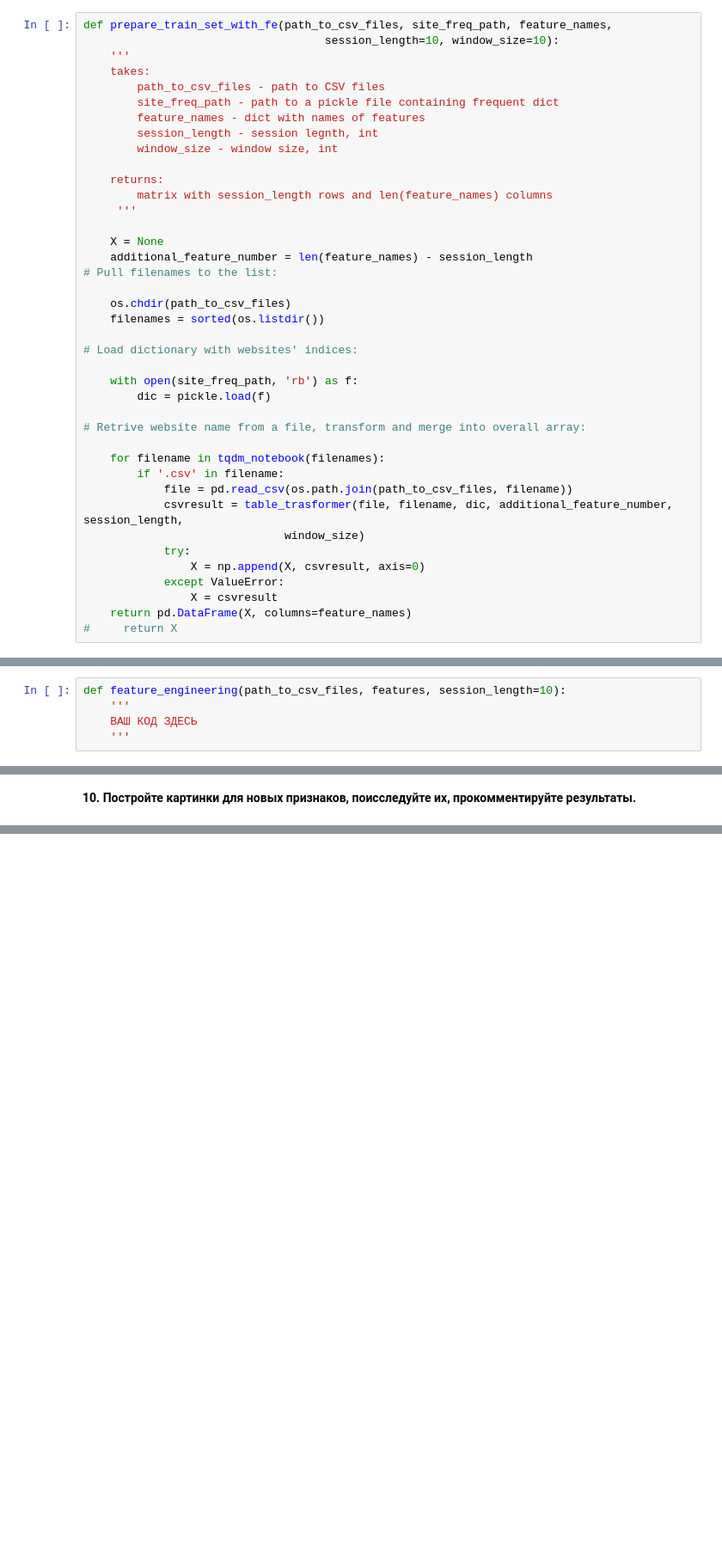
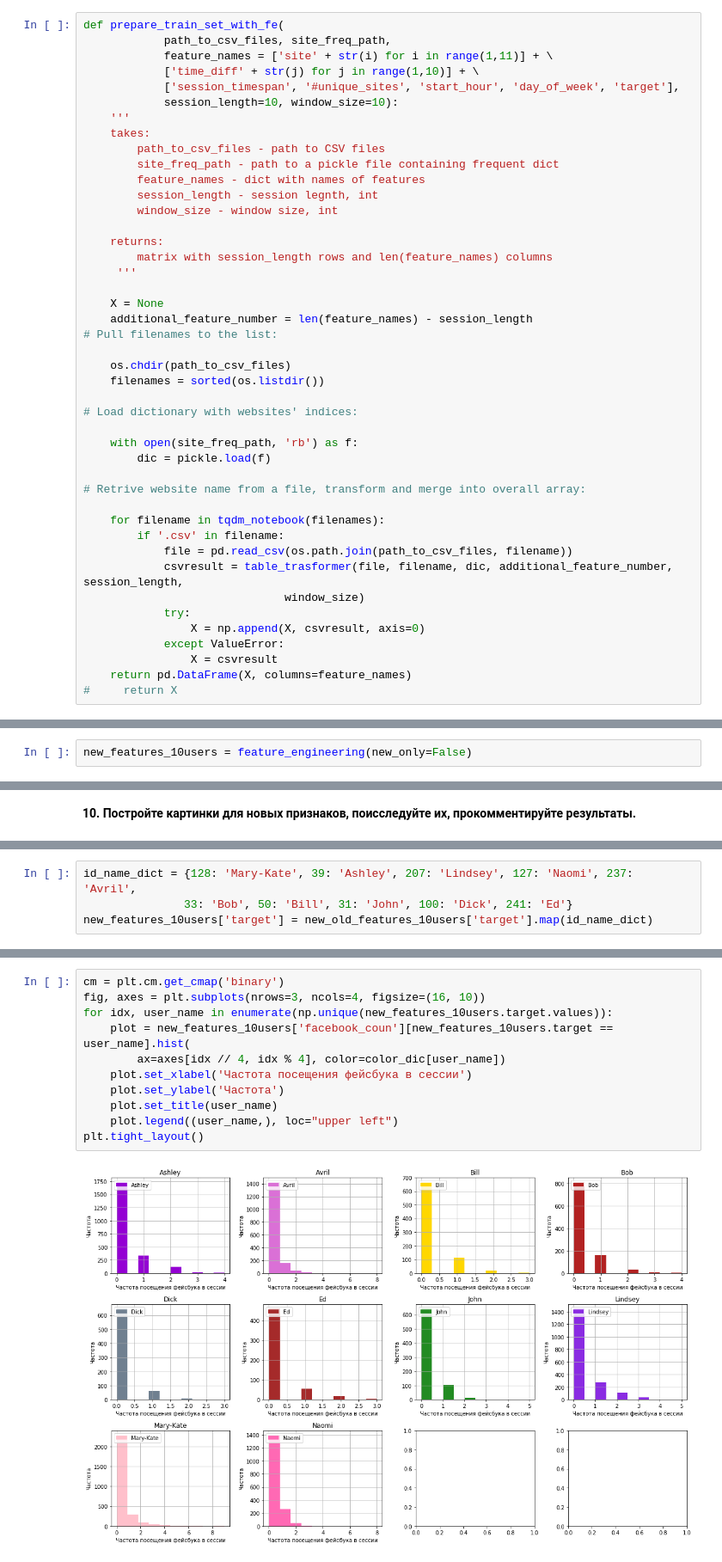
Before and after one commit to dmitrymoshkin/MFTI_Yandex_DA_specialisation, a Jupyter notebook: 6 course/week3_visual_analysis_and_fe.ipynb, the cells around one changed output, grey strips where cells are left out. Shown: that part at 86% size. Saved outputs shown, nothing was run; the diff lists cells and outputs as text; blank space fills up the shorter version.

Commit message:
Week 3 completed

```diff
--- a/6 course/week3_visual_analysis_and_fe.ipynb
+++ b/6 course/week3_visual_analysis_and_fe.ipynb
@@ -126,8 +114,12 @@ def table_trasformer(data, filename, dic, additional_feature_number, session_len
 
     return frame
 # %%
-def prepare_train_set_with_fe(path_to_csv_files, site_freq_path, feature_names,
-                                    session_length=10, window_size=10):
+def prepare_train_set_with_fe(
+            path_to_csv_files, site_freq_path,
+            feature_names = ['site' + str(i) for i in range(1,11)] + \
+            ['time_diff' + str(j) for j in range(1,10)] + \
+            ['session_timespan', '#unique_sites', 'start_hour', 'day_of_week', 'target'],
+            session_length=10, window_size=10):
     '''
     takes:
         path_to_csv_files - path to CSV files
@@ -457,8 +449,3 @@ plt.xticks(rotation='80', ha='right');
 - ...
 # %% [markdown]
 **Напишите функцию для создания новых признаков и примените ее к исходным данным – каталогам с 10 и 150 файлами. Сделайте это только для набора данных, полученного с параметрами *session_length=10* и *window_size=10*. Сериализуйте полученные матрицы с помощью pickle. Функция может возвращать как только новые признаки, так и старые с новыми. При этом сигнатура функции может быть другой – тут уже свобода выбора.**
-# %%
-def feature_engineering(path_to_csv_files, features, session_length=10):
-    '''
-    ВАШ КОД ЗДЕСЬ
-    '''
@@ -468,0 +500,2 @@ new_features_150users = feature_engineering ''' ВАШ КОД ЗДЕСЬ '''
+# %%
+new_features_10users = feature_engineering(new_only=False)
@@ -472,0 +519,4 @@ new_features_150users = feature_engineering ''' ВАШ КОД ЗДЕСЬ '''
+# %%
+id_name_dict = {128: 'Mary-Kate', 39: 'Ashley', 207: 'Lindsey', 127: 'Naomi', 237: 'Avril',
+               33: 'Bob', 50: 'Bill', 31: 'John', 100: 'Dick', 241: 'Ed'}
+new_features_10users['target'] = new_old_features_10users['target'].map(id_name_dict)
@@ -472,0 +526,13 @@ new_features_150users = feature_engineering ''' ВАШ КОД ЗДЕСЬ '''
+# %%
+cm = plt.cm.get_cmap('binary')
+fig, axes = plt.subplots(nrows=3, ncols=4, figsize=(16, 10))
+for idx, user_name in enumerate(np.unique(new_features_10users.target.values)):
+    plot = new_features_10users['facebook_coun'][new_features_10users.target == user_name].hist(
+        ax=axes[idx // 4, idx % 4], color=color_dic[user_name])
+    plot.set_xlabel('Частота посещения фейсбука в сессии')
+    plot.set_ylabel('Частота')
+    plot.set_title(user_name)
+    plot.legend((user_name,), loc="upper left")
+plt.tight_layout()
+# %% [output]
+[figure, added]
```
Also changed, not shown: parts of 17 cells of this notebook, 4 other files.
